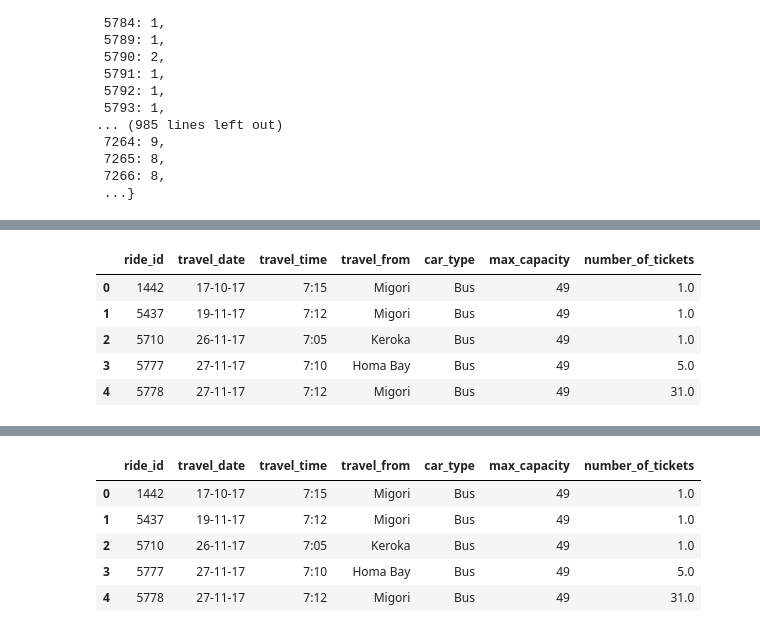
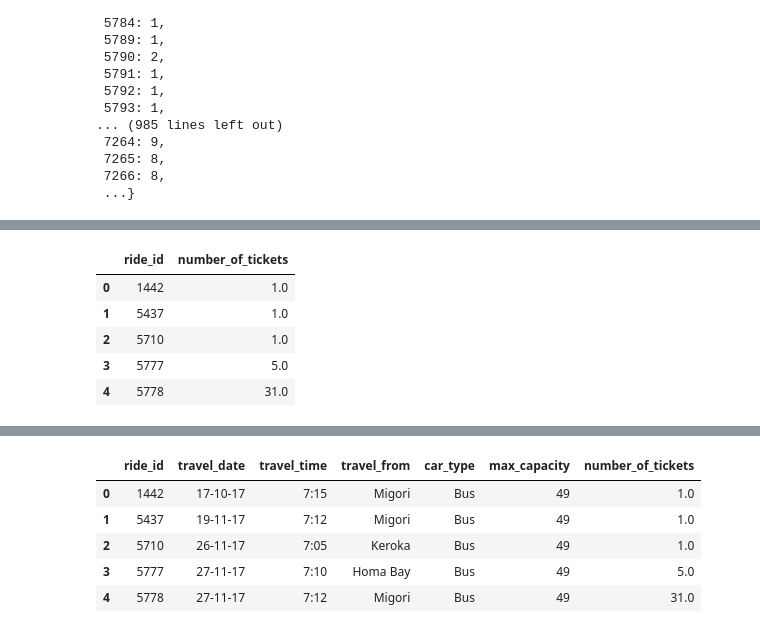
Before and after one commit to VaideswarReddy/Demanad-prediction-for-public-transport, a Jupyter notebook: Vaideswar_Reddy_Team_5_Capstone_Project_2.ipynb, the cells around one changed output, grey strips where cells are left out. Cells and saved outputs as stored; diff of their text form; code cells hidden in the pictures.

```diff
--- a/Vaideswar_Reddy_Team_5_Capstone_Project_2.ipynb
+++ b/Vaideswar_Reddy_Team_5_Capstone_Project_2.ipynb
@@ -626,8 +665,16 @@ ride_id_dict
  7265: 8,
  7266: 8,
  ...}
+# %%
+df2['travel_month_date'] = df2['travel_date'].astype(str).str[:2]
+df2['travel_month'] = df2['travel_date'].astype(str).str[3:5]
+df2['travel_year'] = df2['travel_date'].astype(str).str[6:8]
+# %%
+df2[['travel_time_hrs','travel_time_mins']] = df2.travel_time.str.split(":",expand=True)
 # %%
 df_processed = df2.drop(['seat_number', 'payment_method', 'payment_receipt', 'travel_to'], axis=1)
+# %%
+df_processed = df2
 # %%
 df_processed.drop_duplicates(inplace=True)
 df_processed.reset_index(drop= True, inplace=True)
@@ -640,9 +717,11 @@ for i in range(len(df_processed)):
+# %%
+df3 = df_processed.drop(['travel_date','travel_from','car_type','travel_time','max_capacity'],axis=1)
 # %%
-df_processed.head()
+df3.head()
 # %% [output]
-|  | ride_id | travel_date | travel_time | travel_from | car_type | max_capacity | number_of_tickets |
-| 0 | 1442 | 17-10-17 | 7:15 | Migori | Bus | 49 | 1.0 |
-| 1 | 5437 | 19-11-17 | 7:12 | Migori | Bus | 49 | 1.0 |
-| 2 | 5710 | 26-11-17 | 7:05 | Keroka | Bus | 49 | 1.0 |
-| 3 | 5777 | 27-11-17 | 7:10 | Homa Bay | Bus | 49 | 5.0 |
-| 4 | 5778 | 27-11-17 | 7:12 | Migori | Bus | 49 | 31.0 |
+|  | ride_id | number_of_tickets |
+| 0 | 1442 | 1.0 |
+| 1 | 5437 | 1.0 |
+| 2 | 5710 | 1.0 |
+| 3 | 5777 | 5.0 |
+| 4 | 5778 | 31.0 |
```
Also changed, not shown: parts of 89 cells of this notebook.
